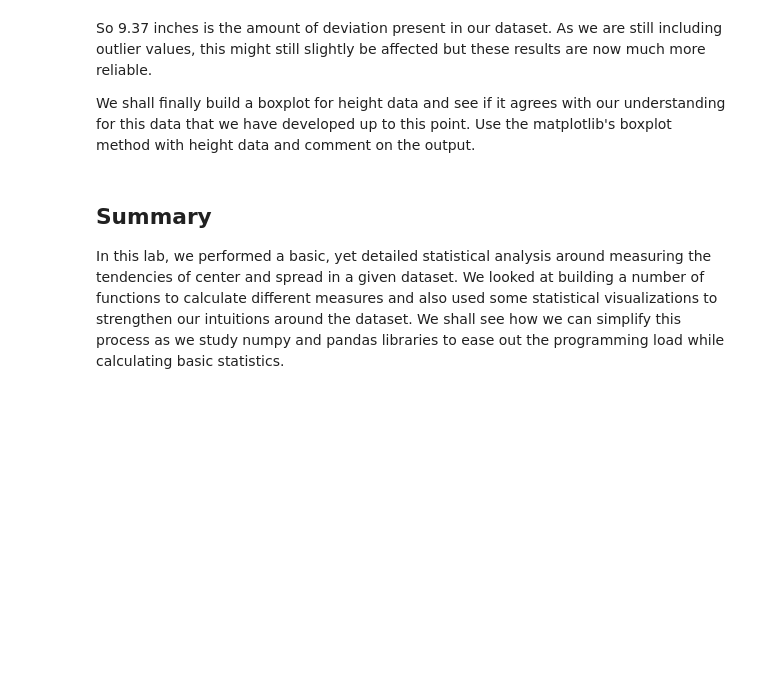
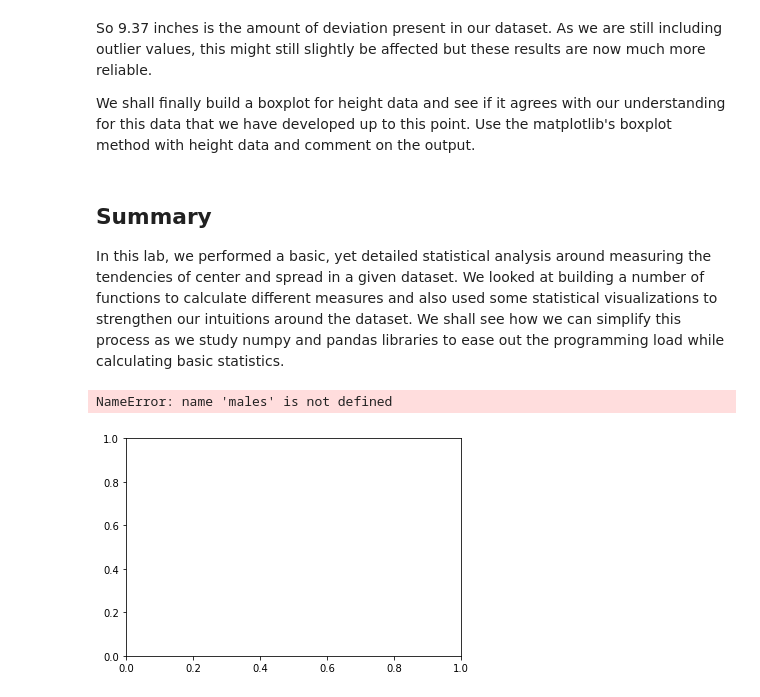
Before and after one commit to 16kesun/dsc-implementing-statistics-with-functions-lab-nyc-ds-082619, a Jupyter notebook: index.ipynb, the cells around one changed output. Drawn from its saved outputs; the diff is of its cells as text; code cells hidden in the pictures; blank space fills up the shorter version.

```diff
--- a/index.ipynb
+++ b/index.ipynb
@@ -420,4 +420,7 @@ We shall finally build a boxplot for height data and see if it agrees with our u
 In this lab, we performed a basic, yet detailed statistical analysis around measuring the tendencies of center and spread in a given dataset. We looked at building a number of functions to calculate different measures and also used some statistical visualizations to strengthen our intuitions around the dataset. We shall see how we can simplify this process as we study numpy and pandas libraries to ease out the programming load while calculating basic statistics.
 # %%
 fig, ax = plt.subplots()
-ax.boxplot([males['Height'], females['Height']])
+ax.boxplot('Height'], females['Height']])
+# %% [output]
+NameError: name 'males' is not defined
+[figure, added]
```
